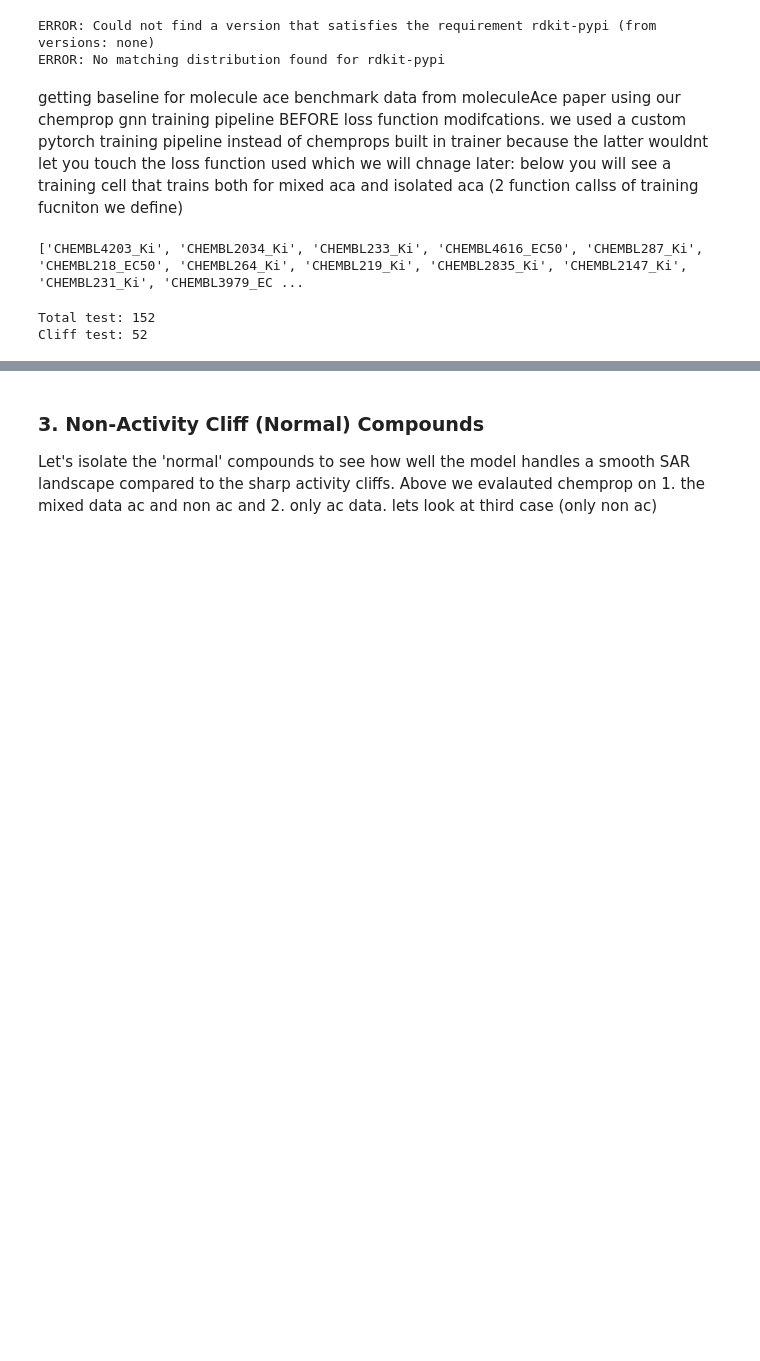
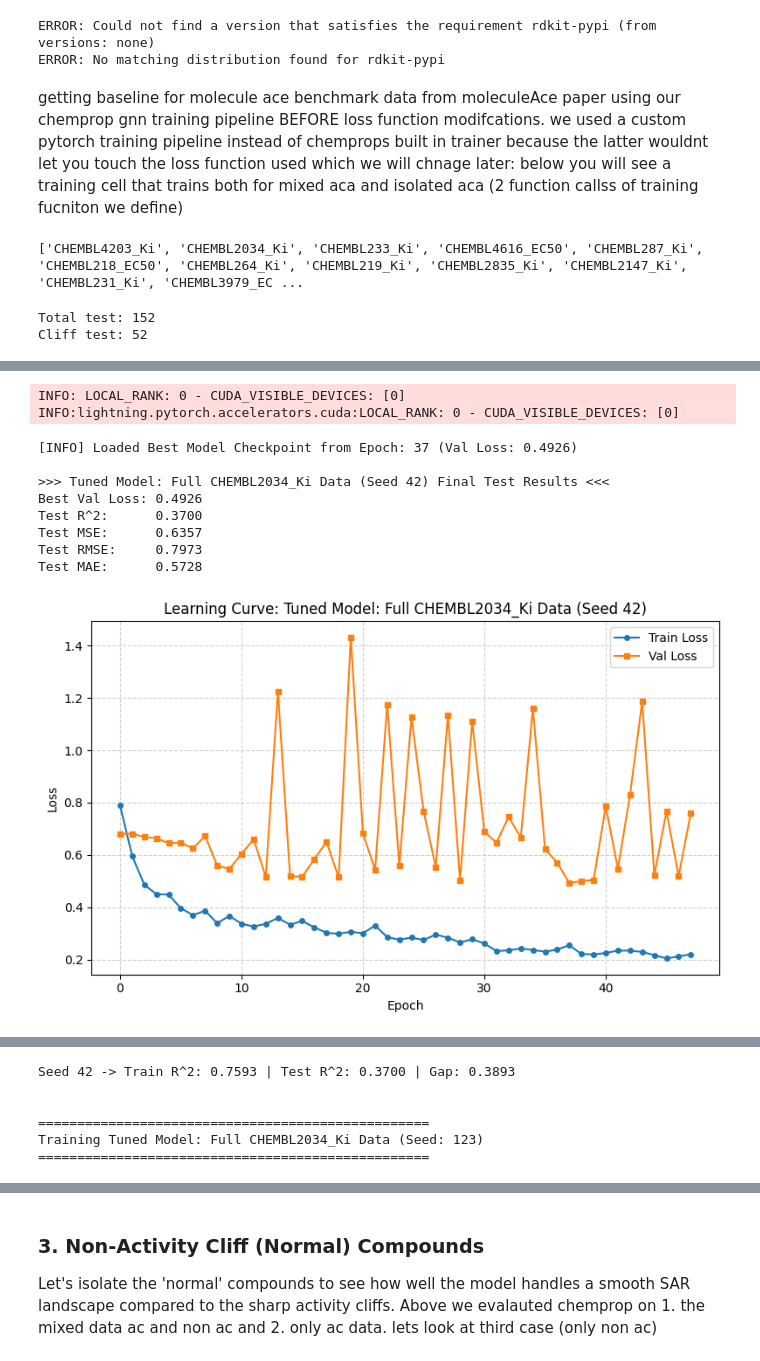
Before and after one commit to sophia-yang424/aca_chemprop, a Jupyter notebook: my_pipeline_check.ipynb, the cells around one changed output, grey strips where cells are left out. Drawn from its saved outputs; the diff is of its cells as text; code cells hidden in the pictures; blank space fills up the shorter version.

```diff
--- a/my_pipeline_check.ipynb
+++ b/my_pipeline_check.ipynb
@@ -113,7 +111,7 @@ output_transform = cp_nn.UnscaleTransform.from_standard_scaler(target_scaler)
 
 # Pass the dynamically extracted dimensions into the message passing block
 mp = cp_nn.BondMessagePassing(d_v=d_v, d_e=d_e, d_h=hidden_size)
-agg = cp_nn.MeanAggregation()
+agg = cp_nn.NormAggregation()
 ffn = cp_nn.RegressionFFN(
     input_dim=hidden_size,
     output_transform=output_transform,
@@ -279,8 +274,8 @@ smiles_test_full = mac_data.smiles_test
 y_test_full = mac_data.y_test
 
 # Split train into train and val (85/15)
-smiles_tr_full, smiles_val_full, y_tr_full, y_val_full = train_test_split(
-    smiles_train_full, y_train_full, test_size=0.15, random_state=42
+smiles_tr_full, smiles_val_full, y_tr_full, y_val_full = scaffold_train_val_split(
+    smiles_train_full, y_train_full, val_size=0.15, seed=42
 )
 
 # --- 2. ACTIVITY CLIFF ONLY SPLITS ---
@@ -294,8 +289,8 @@ smiles_cliff_test = [mac_data.smiles_test[i] for i in cliff_te_idx]
 y_cliff_test = [mac_data.y_test[i] for i in cliff_te_idx]
 
 # Split cliff train into train and val (85/15)
-smiles_tr_cliff, smiles_val_cliff, y_tr_cliff, y_val_cliff = train_test_split(
-    smiles_cliff_train, y_cliff_train, test_size=0.15, random_state=42
+smiles_tr_cliff, smiles_val_cliff, y_tr_cliff, y_val_cliff = scaffold_train_val_split(
+    smiles_cliff_train, y_cliff_train, val_size=0.15, seed=42
 )
 
 print(f"Full Data - Train: {len(smiles_tr_full)}, Val: {len(smiles_val_full)}, Test: {len(smiles_test_full)}")
@@ -794,8 +1039,0 @@ def train_tuned_chemprop_model(smiles_tr, y_tr, smiles_val, y_val, smiles_te, y_
-# %%
-# --- Train Tuned Baselines ---
-#train model w ideal params for mixed (aka using best_params_full)
-print("Training tuned models...")
-_, _, _, metrics_dict_full, metrics_full = train_tuned_chemprop_model(
-    smiles_tr_full, y_tr_full, smiles_val_full, y_val_full, smiles_test_full, y_test_full,
-    "Tuned Model: Full CHEMBL2034_Ki Data", best_params_full
-)
@@ -847,0 +1040,45 @@ Test MAE:      0.5725
+# %%
+# --- Train Tuned Baselines Multi-Seed ---
+import numpy as np
+
+# Ensure 'depth' is in best_params_full since it was fixed during Optuna search
+if "depth" not in best_params_full:
+    best_params_full["depth"] = 4
+
+print(f"\n{'='*50}")
+print(f"Using Hyperparameters: {best_params_full}")
+print(f"Using Aggregation: NormAggregation")
+print(f"{'='*50}\n")
+
+seeds = [42, 123, 456]
+test_r2_scores = []
+
+print("Training tuned models across multiple seeds...")
+for s in seeds:
+    mpnn_full_tuned, trainer_full_tuned, test_loader_full_tuned, metrics_dict_full, metrics_full = train_tuned_chemprop_model(
+        smiles_tr_full, y_tr_full, smiles_val_full, y_val_full, smiles_test_full, y_test_full,
+        "Tuned Model: Full CHEMBL2034_Ki Data", best_params_full, seed=s
+    )
+    test_r2_scores.append(metrics_dict_full['r2'])
+
+    # Calculate Train R^2 for current seed
+    train_pts_full = [cp_data.MoleculeDatapoint.from_smi(s_mi, [y]) for s_mi, y in zip(smiles_tr_full, y_tr_full)]
+    train_dset_full = cp_data.MoleculeDataset(train_pts_full)
+    train_loader_full_eval = cp_data.build_dataloader(train_dset_full, num_workers=0, shuffle=False)
+
+    preds = trainer_full_tuned.predict(mpnn_full_tuned, train_loader_full_eval)
+    y_pred_train_full = torch.cat(preds).numpy().flatten()
+    r2_train_full = r2_score(y_tr_full, y_pred_train_full)
+
+    print(f"Seed {s} -> Train R^2: {r2_train_full:.4f} | Test R^2: {metrics_dict_full['r2']:.4f} | Gap: {r2_train_full - metrics_dict_full['r2']:.4f}\n")
+
+mean_r2 = np.mean(test_r2_scores)
+std_r2 = np.std(test_r2_scores)
+
+print(f"\n{'='*50}")
+print(f"=== Multi-Seed Results (Full Data) ===")
+print(f"{'='*50}")
+print(f"Seeds tested: {seeds}")
+print(f"Test R^2 scores: {[f'{score:.4f}' for score in test_r2_scores]}")
+print(f"Mean Test R^2: {mean_r2:.4f} ± {std_r2:.4f}")
+# %% [output]
@@ -847,0 +1124,11 @@ Test MAE:      0.5725
+INFO: LOCAL_RANK: 0 - CUDA_VISIBLE_DEVICES: [0]
+INFO:lightning.pytorch.accelerators.cuda:LOCAL_RANK: 0 - CUDA_VISIBLE_DEVICES: [0]
+[INFO] Loaded Best Model Checkpoint from Epoch: 37 (Val Loss: 0.4926)
+
+>>> Tuned Model: Full CHEMBL2034_Ki Data (Seed 42) Final Test Results <<<
+Best Val Loss: 0.4926
+Test R^2:      0.3700
+Test MSE:      0.6357
+Test RMSE:     0.7973
+Test MAE:      0.5728
+[figure, added]
@@ -847,0 +1149,6 @@ Test MAE:      0.5725
+Seed 42 -> Train R^2: 0.7593 | Test R^2: 0.3700 | Gap: 0.3893
+
+
+==================================================
+Training Tuned Model: Full CHEMBL2034_Ki Data (Seed: 123)
+==================================================
```
Also changed, not shown: parts of 55 cells of this notebook.
